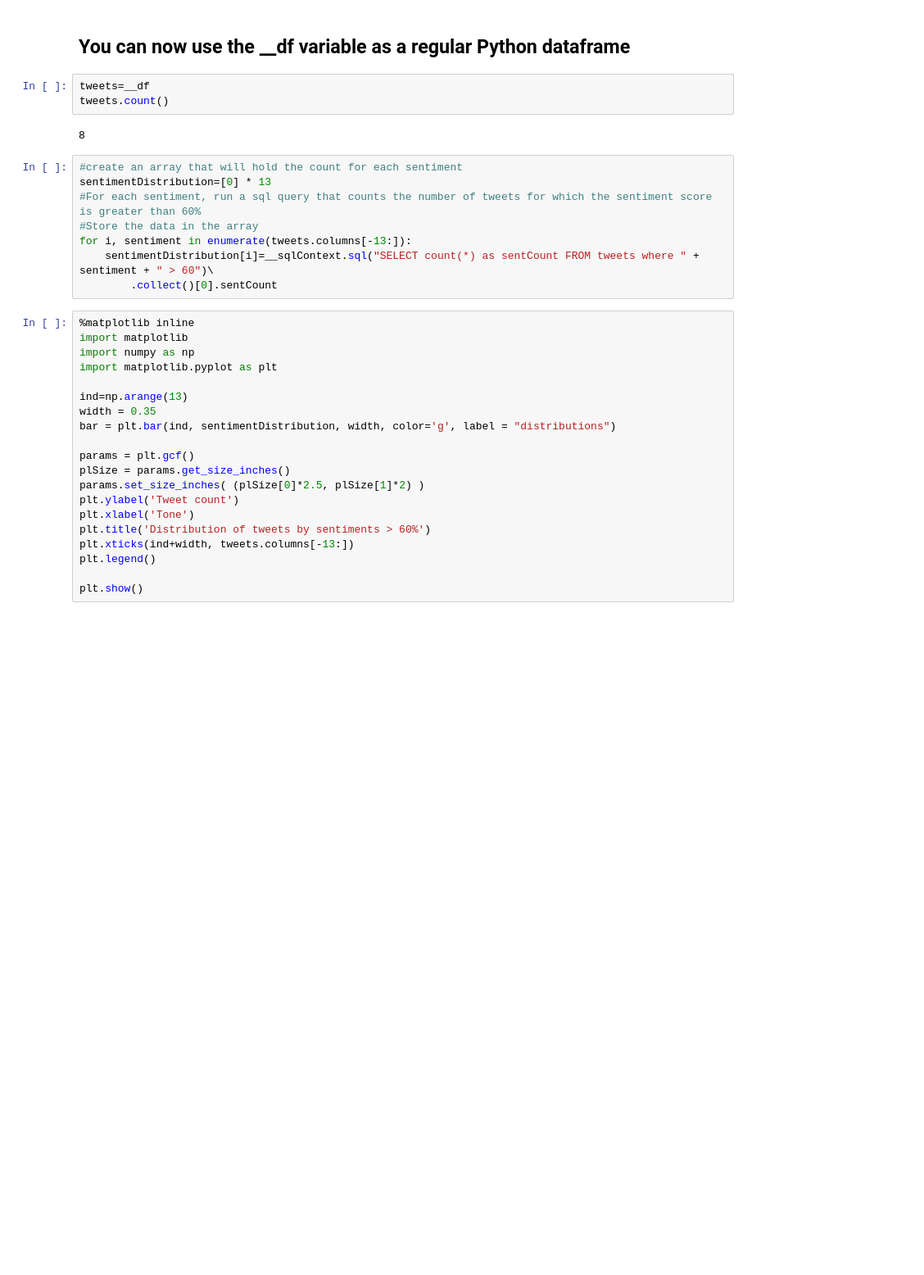
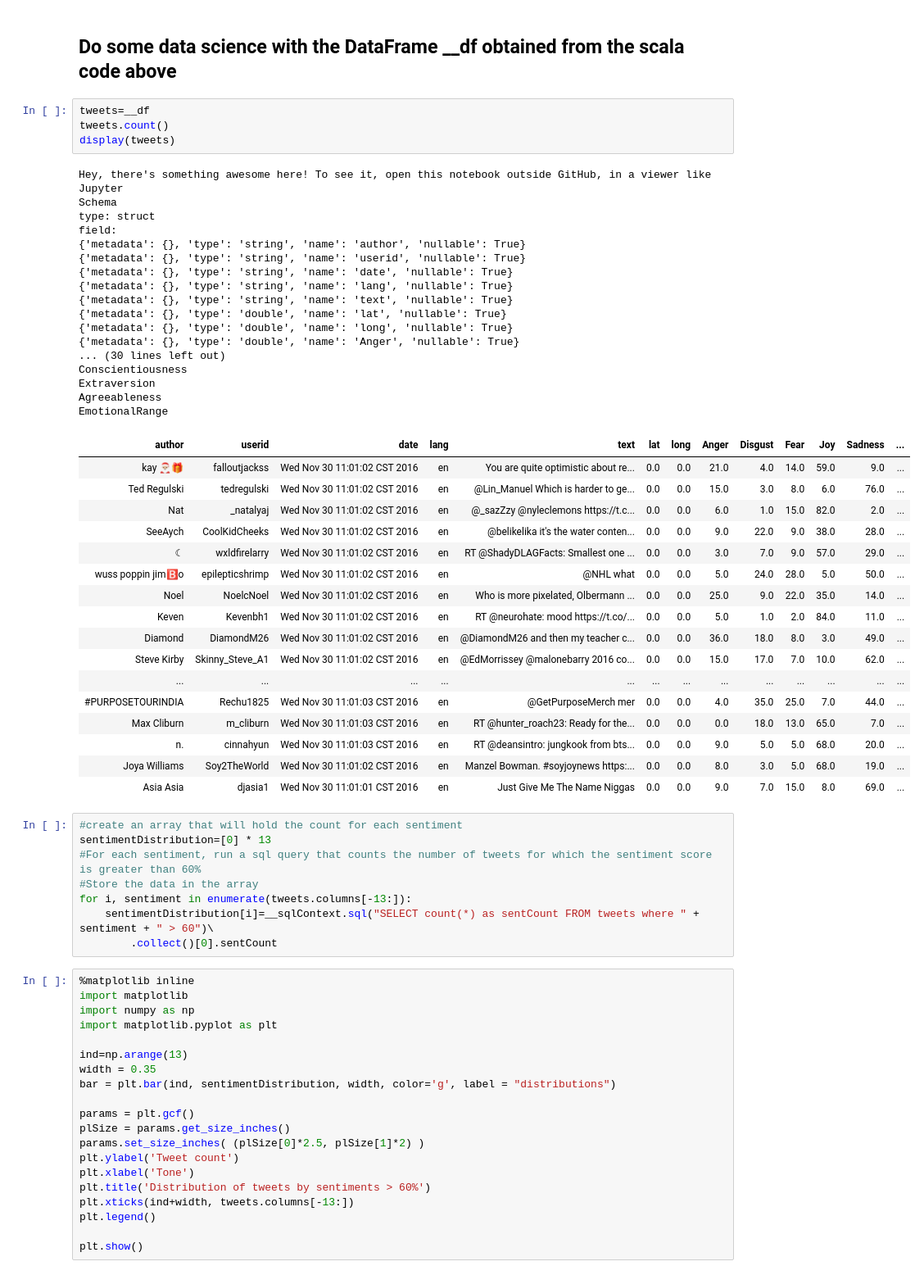
Before and after one commit to ibm-watson-data-lab/spark.samples, a Jupyter notebook: streaming-twitter/notebook/Twitter Sentiment with Pixiedust.ipynb, the cells around one changed output. Shown: that part at 82% size. Drawn from its saved outputs; the diff is of its cells as text; blank space fills up the shorter version.

Commit message:
Update to Sentiment with Pixiedust notebook

```diff
--- a/streaming-twitter/notebook/Twitter Sentiment with Pixiedust.ipynb
+++ b/streaming-twitter/notebook/Twitter Sentiment with Pixiedust.ipynb
@@ -97,13 +72,47 @@ root
  |-- Extraversion: double (nullable = true)
  |-- Agreeableness: double (nullable = true)
  |-- EmotionalRange: double (nullable = true)
-# %% [markdown]
-## You can now use the \_\_df variable as a regular Python dataframe
+# %% [markdown]
+## Do some data science with the DataFrame __df obtained from the scala code above
 # %%
 tweets=__df
 tweets.count()
+display(tweets)
 # %% [output]
-8
+Hey, there's something awesome here! To see it, open this notebook outside GitHub, in a viewer like Jupyter
+Schema
+type: struct
+field:
+{'metadata': {}, 'type': 'string', 'name': 'author', 'nullable': True}
+{'metadata': {}, 'type': 'string', 'name': 'userid', 'nullable': True}
+{'metadata': {}, 'type': 'string', 'name': 'date', 'nullable': True}
+{'metadata': {}, 'type': 'string', 'name': 'lang', 'nullable': True}
+{'metadata': {}, 'type': 'string', 'name': 'text', 'nullable': True}
+{'metadata': {}, 'type': 'double', 'name': 'lat', 'nullable': True}
+{'metadata': {}, 'type': 'double', 'name': 'long', 'nullable': True}
+{'metadata': {}, 'type': 'double', 'name': 'Anger', 'nullable': True}
+... (30 lines left out)
+Conscientiousness
+Extraversion
+Agreeableness
+EmotionalRange
+| author | userid | date | lang | text | lat | long | Anger | Disgust | Fear | Joy | Sadness | ... |
+| kay 🎅🏼🎁 | falloutjackss | Wed Nov 30 11:01:02 CST 2016 | en | You are quite optimistic about re... | 0.0 | 0.0 | 21.0 | 4.0 | 14.0 | 59.0 | 9.0 | ... |
+| Ted Regulski | tedregulski | Wed Nov 30 11:01:02 CST 2016 | en | @Lin_Manuel Which is harder to ge... | 0.0 | 0.0 | 15.0 | 3.0 | 8.0 | 6.0 | 76.0 | ... |
+| Nat | _natalyaj | Wed Nov 30 11:01:02 CST 2016 | en | @_sazZzy @nyleclemons https://t.c... | 0.0 | 0.0 | 6.0 | 1.0 | 15.0 | 82.0 | 2.0 | ... |
+| SeeAych | CoolKidCheeks | Wed Nov 30 11:01:02 CST 2016 | en | @belikelika it's the water conten... | 0.0 | 0.0 | 9.0 | 22.0 | 9.0 | 38.0 | 28.0 | ... |
+| ☾ | wxldfirelarry | Wed Nov 30 11:01:02 CST 2016 | en | RT @ShadyDLAGFacts: Smallest one ... | 0.0 | 0.0 | 3.0 | 7.0 | 9.0 | 57.0 | 29.0 | ... |
+| wuss poppin jim🅱o | epilepticshrimp | Wed Nov 30 11:01:02 CST 2016 | en | @NHL what | 0.0 | 0.0 | 5.0 | 24.0 | 28.0 | 5.0 | 50.0 | ... |
+| Noel | NoelcNoel | Wed Nov 30 11:01:02 CST 2016 | en | Who is more pixelated, Olbermann ... | 0.0 | 0.0 | 25.0 | 9.0 | 22.0 | 35.0 | 14.0 | ... |
+| Keven | Kevenbh1 | Wed Nov 30 11:01:02 CST 2016 | en | RT @neurohate: mood https://t.co/... | 0.0 | 0.0 | 5.0 | 1.0 | 2.0 | 84.0 | 11.0 | ... |
+| Diamond | DiamondM26 | Wed Nov 30 11:01:02 CST 2016 | en | @DiamondM26 and then my teacher c... | 0.0 | 0.0 | 36.0 | 18.0 | 8.0 | 3.0 | 49.0 | ... |
+| Steve Kirby | Skinny_Steve_A1 | Wed Nov 30 11:01:02 CST 2016 | en | @EdMorrissey @malonebarry 2016 co... | 0.0 | 0.0 | 15.0 | 17.0 | 7.0 | 10.0 | 62.0 | ... |
+| ... | ... | ... | ... | ... | ... | ... | ... | ... | ... | ... | ... | ... |
+| #PURPOSETOURINDIA | Rechu1825 | Wed Nov 30 11:01:03 CST 2016 | en | @GetPurposeMerch mer | 0.0 | 0.0 | 4.0 | 35.0 | 25.0 | 7.0 | 44.0 | ... |
+| Max Cliburn | m_cliburn | Wed Nov 30 11:01:03 CST 2016 | en | RT @hunter_roach23: Ready for the... | 0.0 | 0.0 | 0.0 | 18.0 | 13.0 | 65.0 | 7.0 | ... |
+| n. | cinnahyun | Wed Nov 30 11:01:03 CST 2016 | en | RT @deansintro: jungkook from bts... | 0.0 | 0.0 | 9.0 | 5.0 | 5.0 | 68.0 | 20.0 | ... |
+| Joya Williams | Soy2TheWorld | Wed Nov 30 11:01:02 CST 2016 | en | Manzel Bowman. #soyjoynews https:... | 0.0 | 0.0 | 8.0 | 3.0 | 5.0 | 68.0 | 19.0 | ... |
+| Asia Asia | djasia1 | Wed Nov 30 11:01:01 CST 2016 | en | Just Give Me The Name Niggas | 0.0 | 0.0 | 9.0 | 7.0 | 15.0 | 8.0 | 69.0 | ... |
 # %%
 #create an array that will hold the count for each sentiment
 sentimentDistribution=[0] * 13
```
Also changed, not shown: parts of 26 cells of this notebook.
